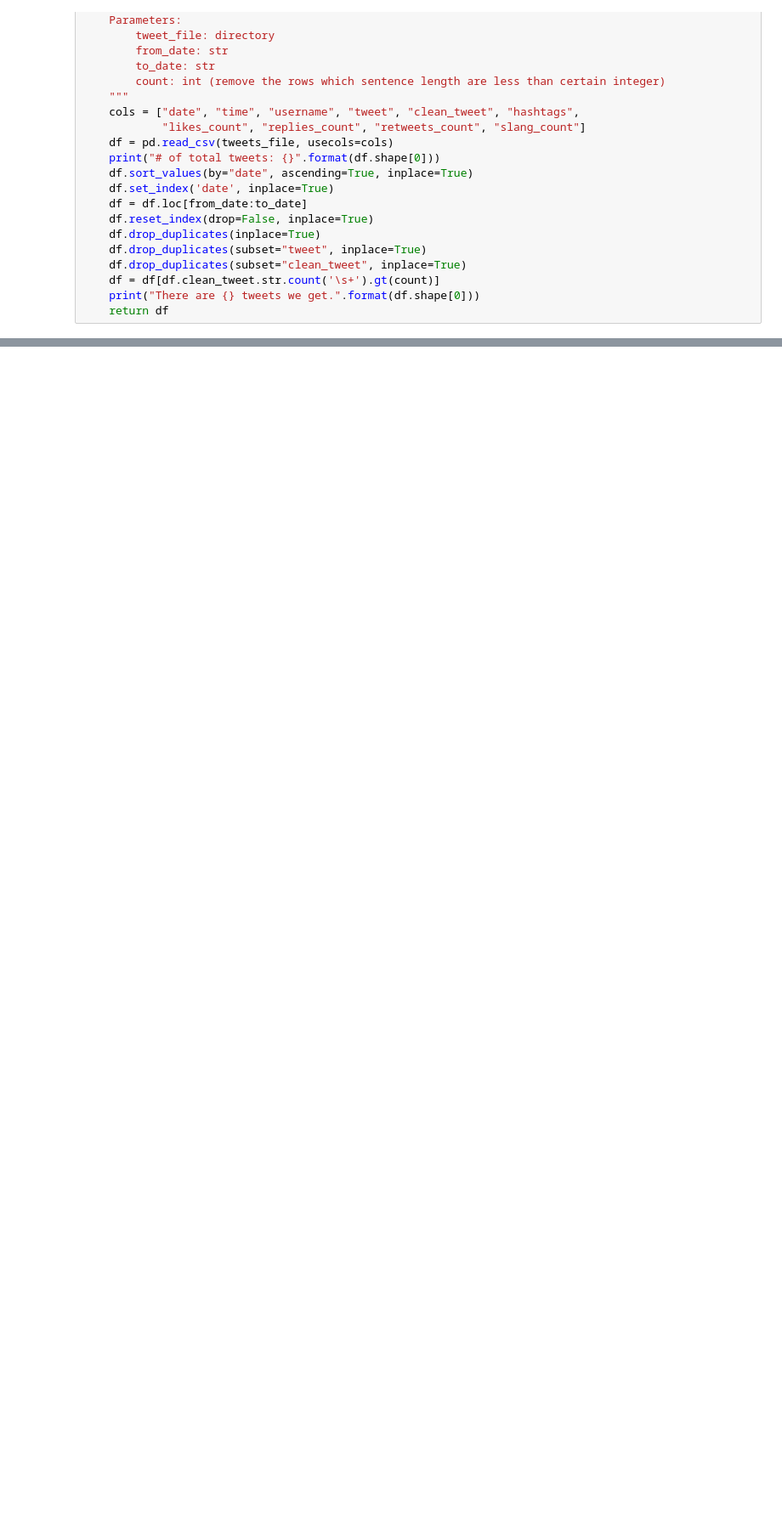
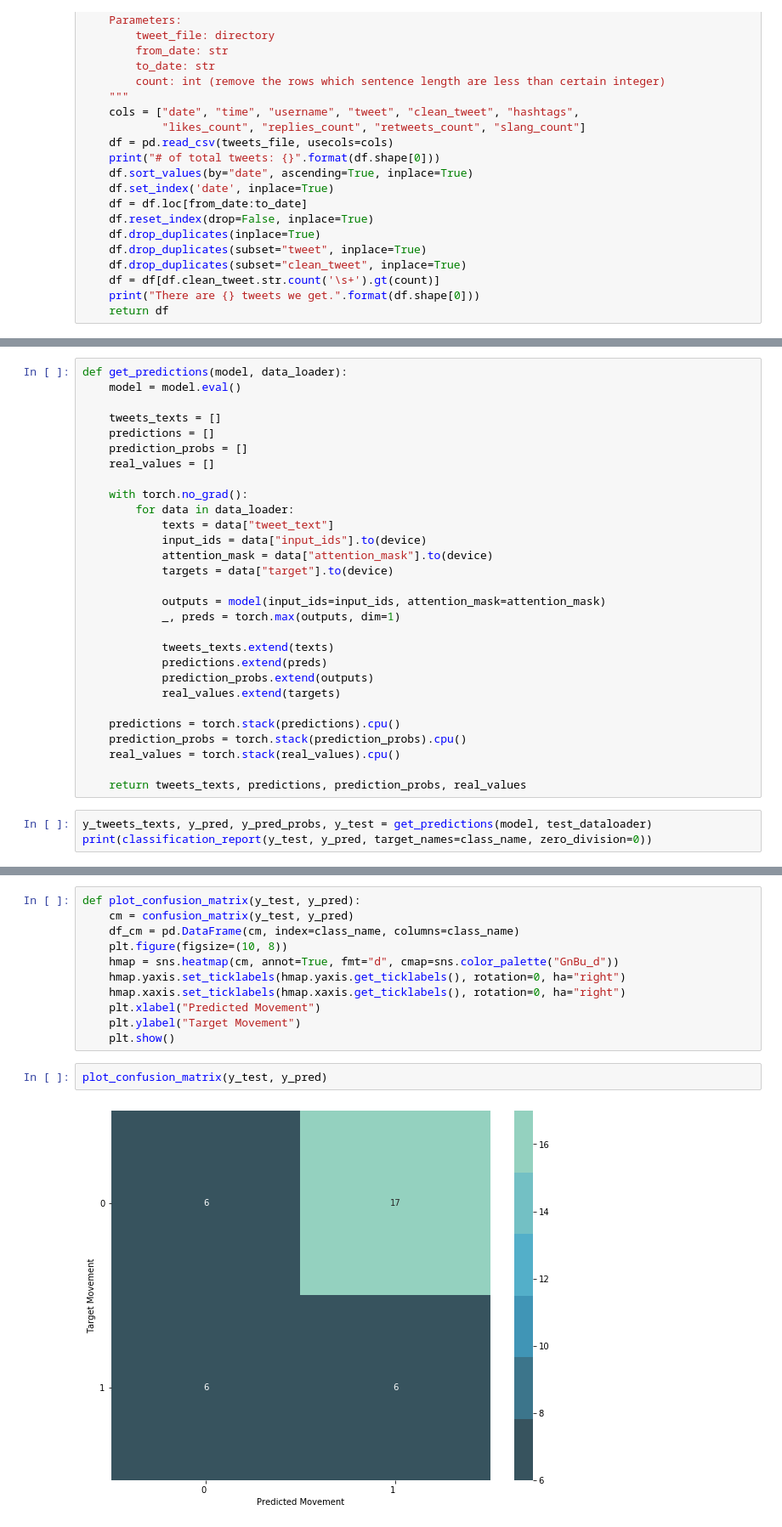
Before and after one commit to penguinwang96825/Made-with-ML-Incubator-Project, a Jupyter notebook: notebook/Modelling.ipynb, the cells around one changed output, grey strips where cells are left out. Shown: that part at 85% size. Cells and saved outputs as stored; diff of their text form; blank space fills up the shorter version.

```diff
--- a/notebook/Modelling.ipynb
+++ b/notebook/Modelling.ipynb
@@ -472,0 +461,32 @@ model_backtesting(rfc, x_test, test, "Random Forest", "EURUSD")
+# %%
+def get_predictions(model, data_loader):
+    model = model.eval()
+
+    tweets_texts = []
+    predictions = []
+    prediction_probs = []
+    real_values = []
+
+    with torch.no_grad():
+        for data in data_loader:
+            texts = data["tweet_text"]
+            input_ids = data["input_ids"].to(device)
+            attention_mask = data["attention_mask"].to(device)
+            targets = data["target"].to(device)
+
+            outputs = model(input_ids=input_ids, attention_mask=attention_mask)
+            _, preds = torch.max(outputs, dim=1)
+
+            tweets_texts.extend(texts)
+            predictions.extend(preds)
+            prediction_probs.extend(outputs)
+            real_values.extend(targets)
+
+    predictions = torch.stack(predictions).cpu()
+    prediction_probs = torch.stack(prediction_probs).cpu()
+    real_values = torch.stack(real_values).cpu()
+
+    return tweets_texts, predictions, prediction_probs, real_values
+# %%
+y_tweets_texts, y_pred, y_pred_probs, y_test = get_predictions(model, test_dataloader)
+print(classification_report(y_test, y_pred, target_names=class_name, zero_division=0))
@@ -472,0 +502,15 @@ model_backtesting(rfc, x_test, test, "Random Forest", "EURUSD")
+# %%
+def plot_confusion_matrix(y_test, y_pred):
+    cm = confusion_matrix(y_test, y_pred)
+    df_cm = pd.DataFrame(cm, index=class_name, columns=class_name)
+    plt.figure(figsize=(10, 8))
+    hmap = sns.heatmap(cm, annot=True, fmt="d", cmap=sns.color_palette("GnBu_d"))
+    hmap.yaxis.set_ticklabels(hmap.yaxis.get_ticklabels(), rotation=0, ha="right")
+    hmap.xaxis.set_ticklabels(hmap.xaxis.get_ticklabels(), rotation=0, ha="right")
+    plt.xlabel("Predicted Movement")
+    plt.ylabel("Target Movement")
+    plt.show()
+# %%
+plot_confusion_matrix(y_test, y_pred)
+# %% [output]
+[figure, added]
```
Also changed, not shown: parts of 45 cells of this notebook, 2 other files.
